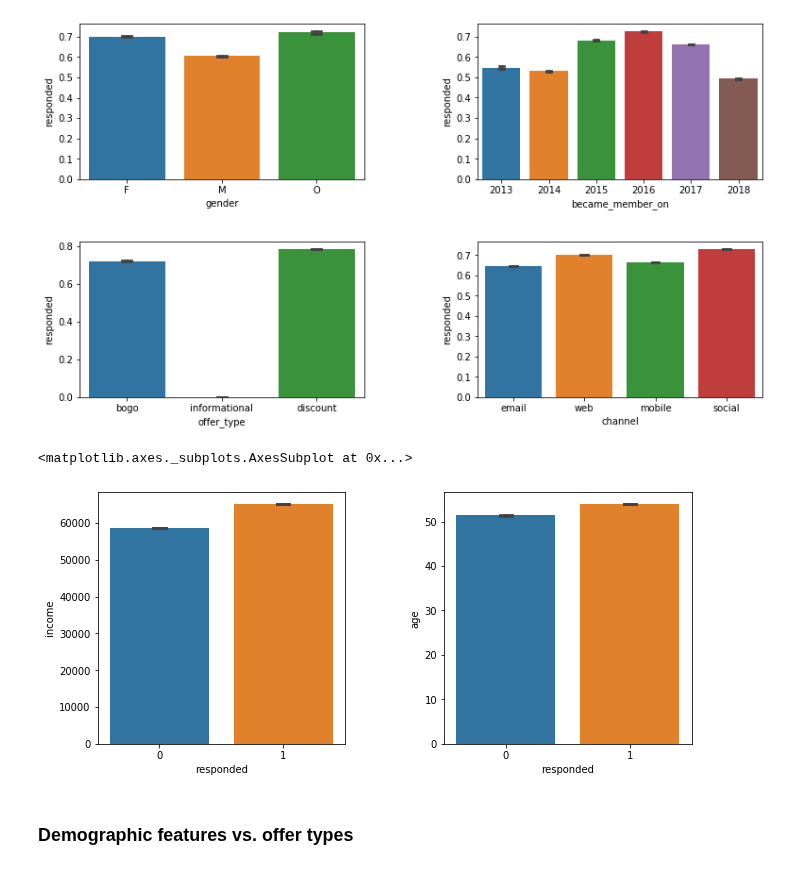
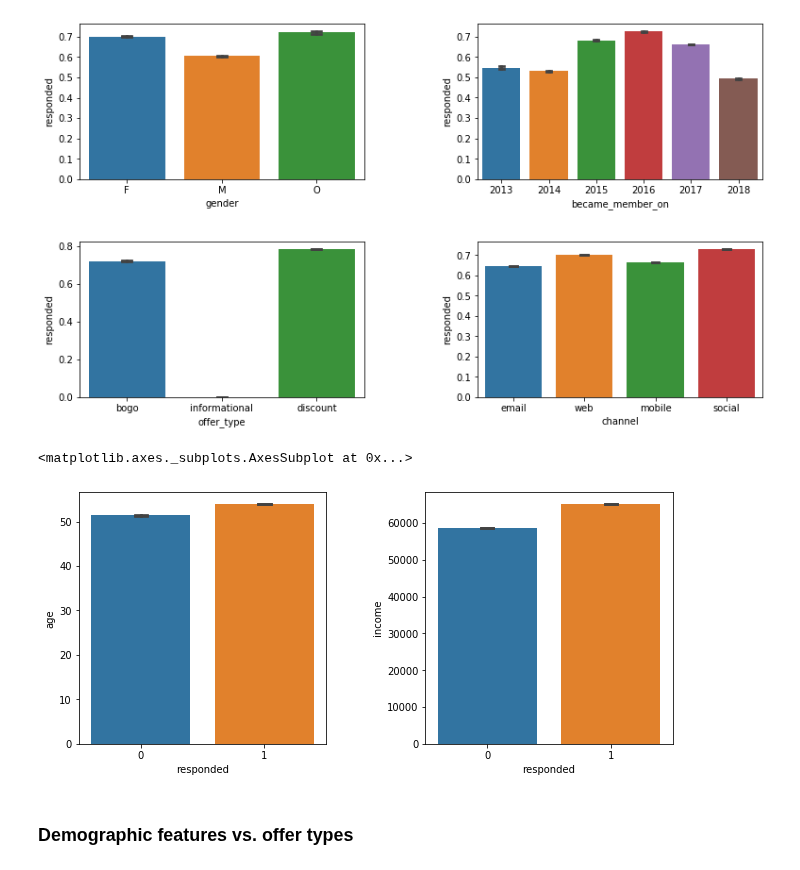
Before and after one commit to Kilie/starbucks, a Jupyter notebook: Starbucks_Capstone_notebook.ipynb, the cells around one changed output. Cells and saved outputs as stored; diff of their text form; code cells hidden in the pictures.

```diff
--- a/Starbucks_Capstone_notebook.ipynb
+++ b/Starbucks_Capstone_notebook.ipynb
@@ -712,13 +720,13 @@ ax4 = sns.barplot(x=channel['channel'], y=channel['responded'], capsize=.1, ax=a
 # %%
 # The mean of income and age in different response groups
 fig, axis = plt.subplots(1, 2)
 plt.subplots_adjust(wspace=0.4, hspace=0.4, top=1.0, right=1.5)
 
-sns.barplot(x=df['responded'], y=df['income'], capsize=.1, ax=axis[0])
-sns.barplot(x=df['responded'], y=df['age'], capsize=.1, ax=axis[1])
+sns.barplot(x=df['responded'], y=df['age'], capsize=.1, ax=axis[0])
+sns.barplot(x=df['responded'], y=df['income'], capsize=.1, ax=axis[1])
 # %% [output]
 <matplotlib.axes._subplots.AxesSubplot at 0x...>
-[figure, old version]
+[figure, new version]
 # %% [markdown]
 ### Demographic features vs. offer types
 # %%
```
Also changed, not shown: parts of 44 cells of this notebook.
